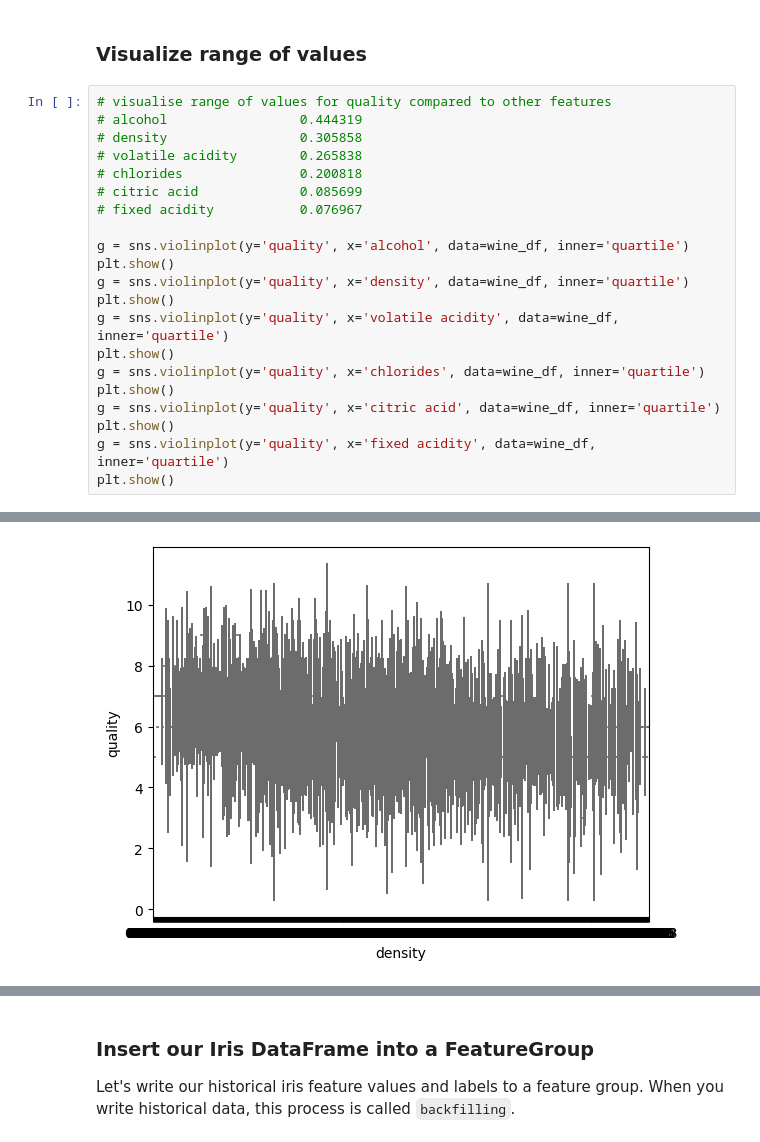
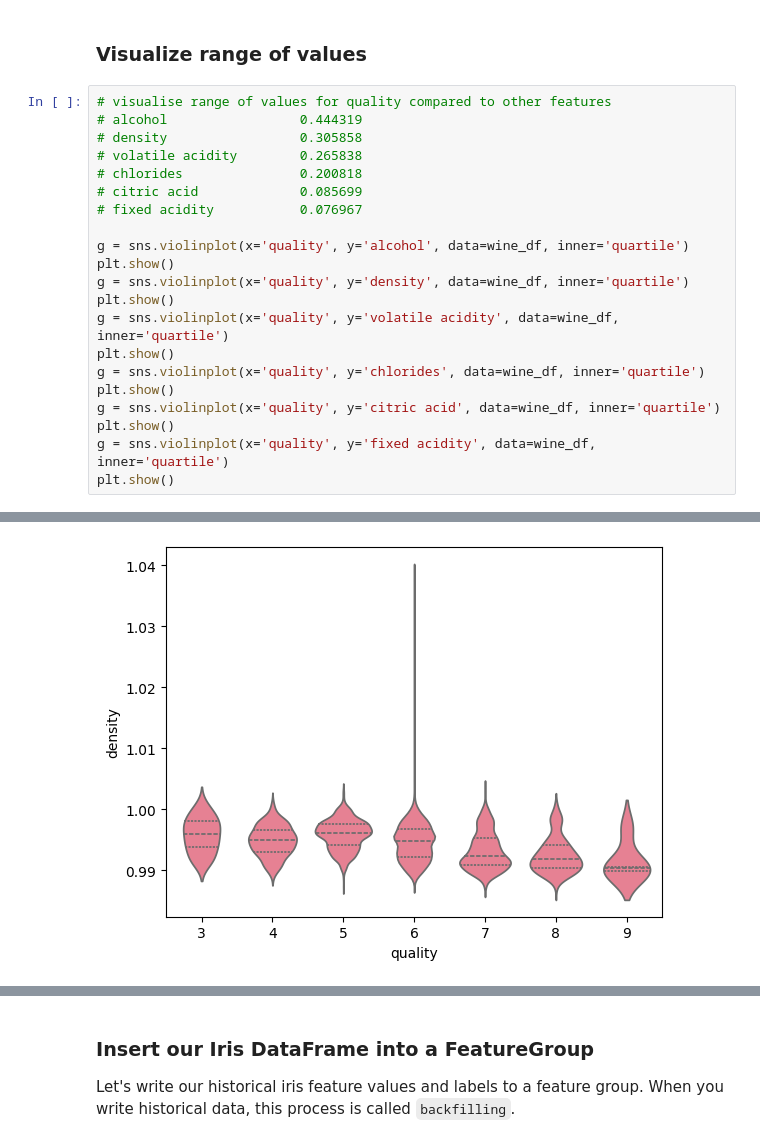
Before and after one commit to eleander/ID2223, a Jupyter notebook: Assignment_1/Task2/wine-eda-and-backfill-feature-group.ipynb, the cells around one changed output, grey strips where cells are left out. Saved outputs shown, nothing was run; the diff lists cells and outputs as text.

```diff
--- a/Assignment_1/Task2/wine-eda-and-backfill-feature-group.ipynb
+++ b/Assignment_1/Task2/wine-eda-and-backfill-feature-group.ipynb
@@ -147,16 +147,16 @@ fixed acidity           0.076967
 # citric acid             0.085699
 # fixed acidity           0.076967
 
-g = sns.violinplot(y='quality', x='alcohol', data=wine_df, inner='quartile')
+g = sns.violinplot(x='quality', y='alcohol', data=wine_df, inner='quartile')
 plt.show()
-g = sns.violinplot(y='quality', x='density', data=wine_df, inner='quartile')
+g = sns.violinplot(x='quality', y='density', data=wine_df, inner='quartile')
 plt.show()
-g = sns.violinplot(y='quality', x='volatile acidity', data=wine_df, inner='quartile')
+g = sns.violinplot(x='quality', y='volatile acidity', data=wine_df, inner='quartile')
 plt.show()
-g = sns.violinplot(y='quality', x='chlorides', data=wine_df, inner='quartile')
+g = sns.violinplot(x='quality', y='chlorides', data=wine_df, inner='quartile')
 plt.show()
-g = sns.violinplot(y='quality', x='citric acid', data=wine_df, inner='quartile')
+g = sns.violinplot(x='quality', y='citric acid', data=wine_df, inner='quartile')
 plt.show()
-g = sns.violinplot(y='quality', x='fixed acidity', data=wine_df, inner='quartile')
+g = sns.violinplot(x='quality', y='fixed acidity', data=wine_df, inner='quartile')
 plt.show()
 # %% [output]
@@ -168 +168 @@ plt.show()
-[figure, old version]
+[figure, new version]
```
Also changed, not shown: parts of 8 cells of this notebook, 7 other files.
